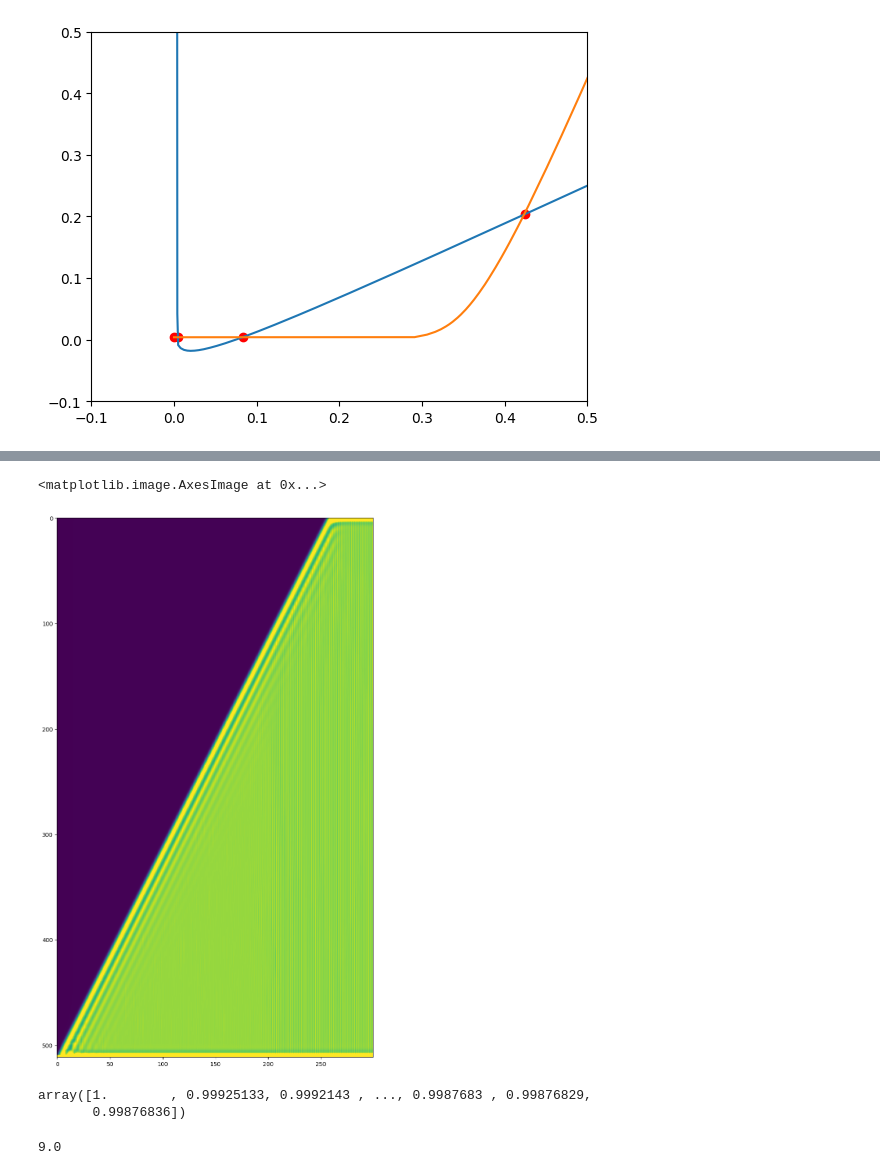
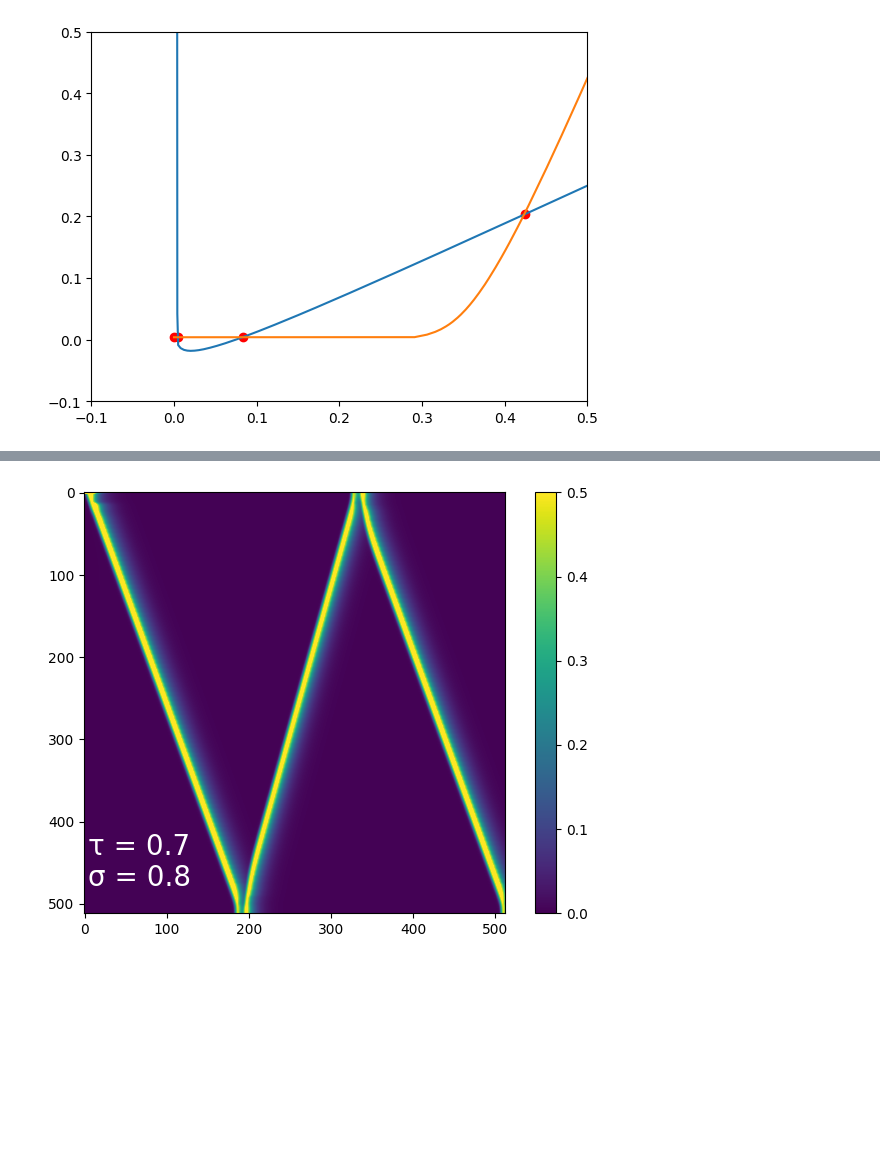
Before and after one commit to nbj2008/wilson_cowan_2d, a Jupyter notebook: notebooks/Traveling Non-Local Front.ipynb, the cells around one changed output, grey strips where cells are left out. Drawn from its saved outputs; the diff is of its cells as text; code cells hidden in the pictures; blank space fills up the shorter version.

```diff
--- a/notebooks/Traveling Non-Local Front.ipynb
+++ b/notebooks/Traveling Non-Local Front.ipynb
@@ -16,8 +20,11 @@ from wilson_cowan_2d.systems.nulclines import calc_cross_points, calc_nulclines_
 # %%
+τ = 0.7
 τe = 1
-τi = 0.35 * τe
-σe = 4
-σi = 0.8 * σe
+τi = τ * τe
+
+σ = 0.8
+σe = 8
+σi = σ* σe
 
 param = wck.DefaultParams(τ = np.array([τe, τi]), η = 1, size = 2**9)
 # param.Θ = np.array([0.08, 0.4])
@@ -50,8 +57,8 @@ inp = (u, v)
 # %%
 trv_wav = wck.WCDecExpTravelNonLocal1D(inp, param, np.array([σe, σi]))
 
-end = 200
-step = end/(param.size*2)
+end = 300
+step = end/(param.size*4)
 res = trv_wav((0, end), t_eval=np.arange(0, end, step))
 
 print(res._solved.message)
@@ -65,11 +72,13 @@ The solver successfully reached the end of the integration interval.
 # %%
-fig = plt.figure(figsize=(10,20))
-plt.imshow(np.flip(res.u[:,:300], axis=0), aspect='equal', vmin=0, vmax=0.5)# plt.colorbar()
+fig = plt.figure()
+ax = plt.gca()
+plt.imshow(res.u[:,:param.size], aspect='equal', vmin=0, vmax=0.5)
+plt.colorbar()
+
+fig_name = f"nonlocal_wave_sig={σ}_tau={τ}.png"
+plt.text(0.01, 0.05, f"σ = {σ}",fontsize=20, color='white', ha='left', va='bottom', transform=ax.transAxes)
+plt.text(0.01, 0.125, f"τ = {τ}",fontsize=20, color='white', ha='left', va='bottom', transform=ax.transAxes)
+fig.tight_layout()
+# plt.savefig(os.path.join(img_path, fig_name), bbox_inches='tight')
 # %% [output]
-<matplotlib.image.AxesImage at 0x...>
-[figure, old version]
+[figure, new version]
-# %%
-res.u[0]
-# %% [output]
-array([1.        , 0.99925133, 0.9992143 , ..., 0.9987683 , 0.99876829,
-       0.99876836])
@@ -80,4 +84,0 @@ abss = np.abs(np.linspace(-2*size, 2*size, 2*size-1))
-# %%
-np.log2(abss.size+1)
-# %% [output]
-9.0
```
Also changed, not shown: parts of 6 cells of this notebook, 8 other files.
